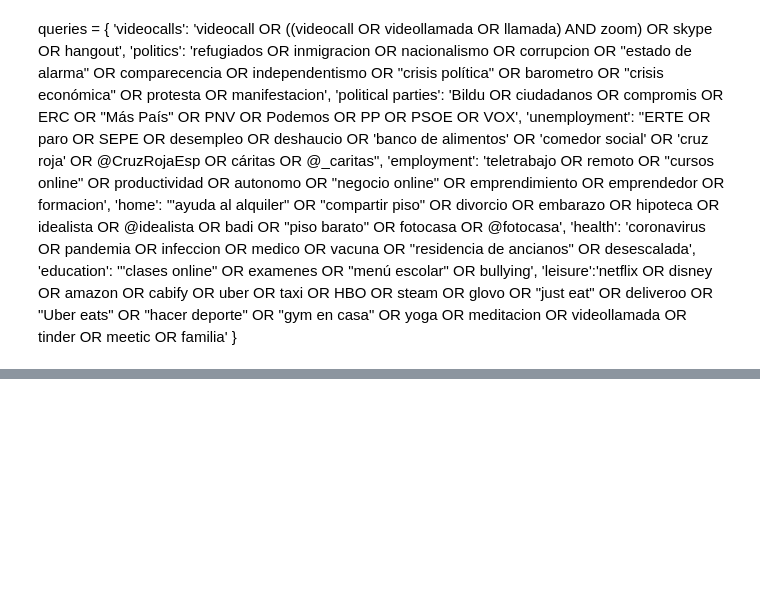
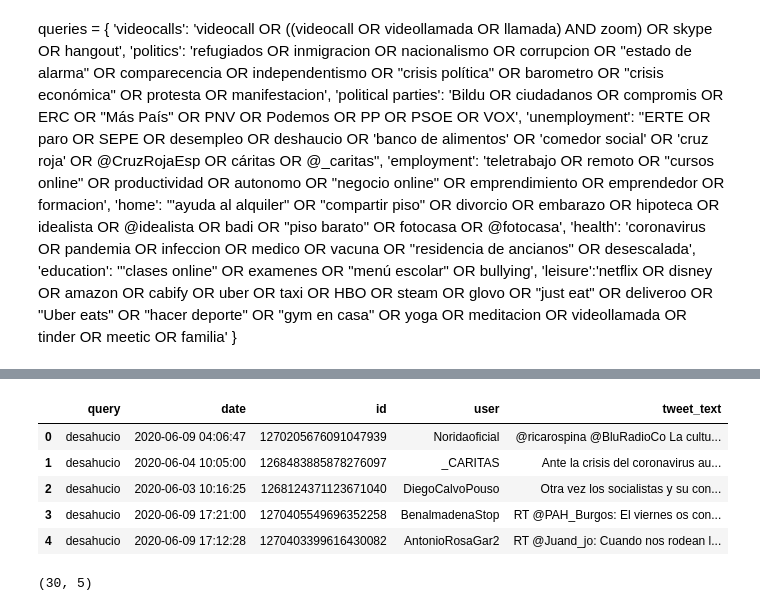
Before and after one commit to patricrp/automated_etl_google_cloud-social_dashboard, a Jupyter notebook: Twitter/Twitter API request.ipynb, the cells around one changed output, grey strips where cells are left out. Cells and saved outputs as stored; diff of their text form; code cells hidden in the pictures; blank space fills up the shorter version.

```diff
--- a/Twitter/Twitter API request.ipynb
+++ b/Twitter/Twitter API request.ipynb
@@ -157,0 +479,13 @@ df_final
+# %%
+dfdesa.head()
+# %% [output]
+|  | query | date | id | user | tweet_text |
+| 0 | desahucio | 2020-06-09 04:06:47 | 1270205676091047939 | Noridaoficial | @ricarospina @BluRadioCo La cultu... |
+| 1 | desahucio | 2020-06-04 10:05:00 | 1268483885878276097 | _CARITAS | Ante la crisis del coronavirus au... |
+| 2 | desahucio | 2020-06-03 10:16:25 | 1268124371123671040 | DiegoCalvoPouso | Otra vez los socialistas y su con... |
+| 3 | desahucio | 2020-06-09 17:21:00 | 1270405549696352258 | BenalmadenaStop | RT @PAH_Burgos: El viernes os con... |
+| 4 | desahucio | 2020-06-09 17:12:28 | 1270403399616430082 | AntonioRosaGar2 | RT @Juand_jo: Cuando nos rodean l... |
+# %%
+dfdesa.shape
+# %% [output]
+(30, 5)
```
Also changed, not shown: parts of 29 cells of this notebook, 3 other files.
